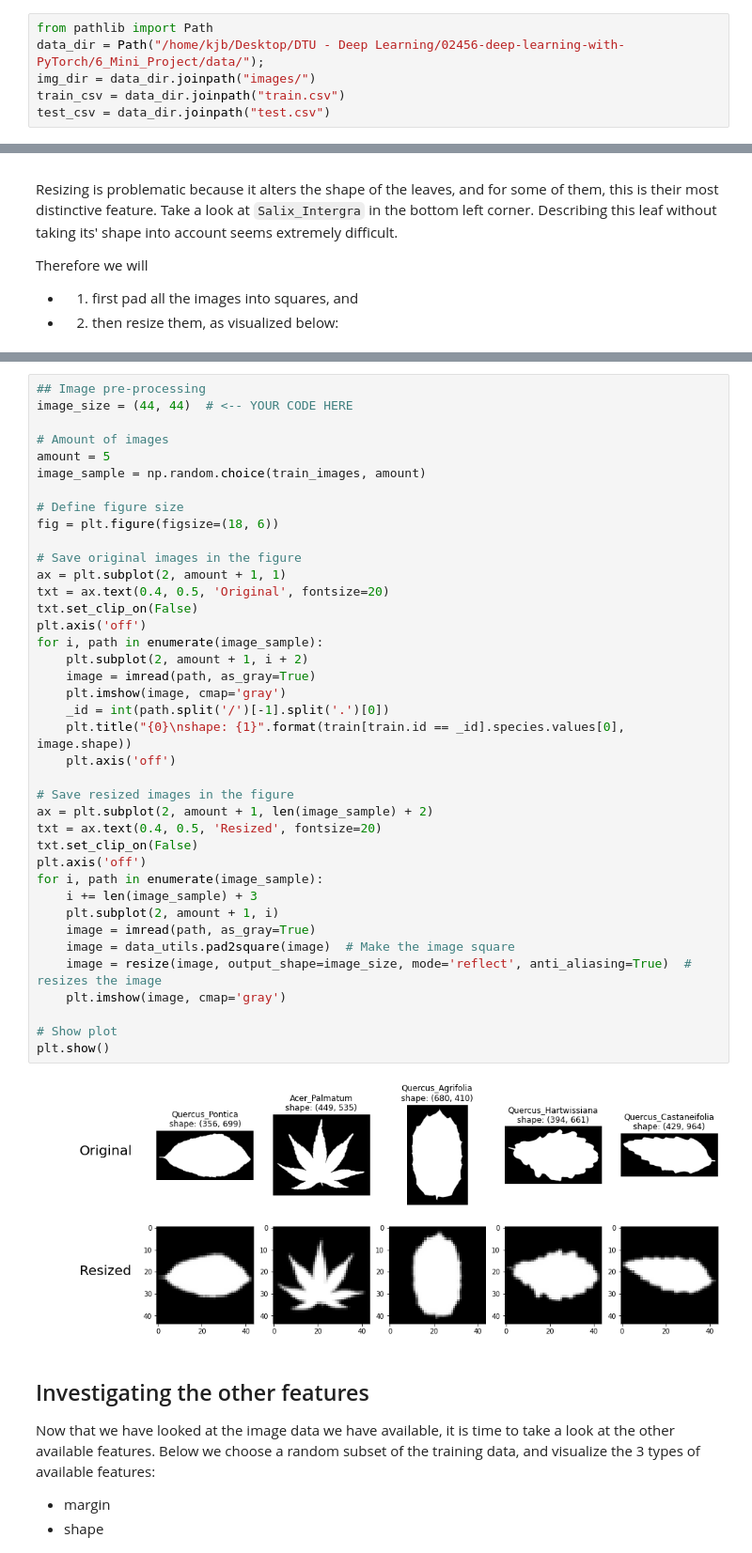
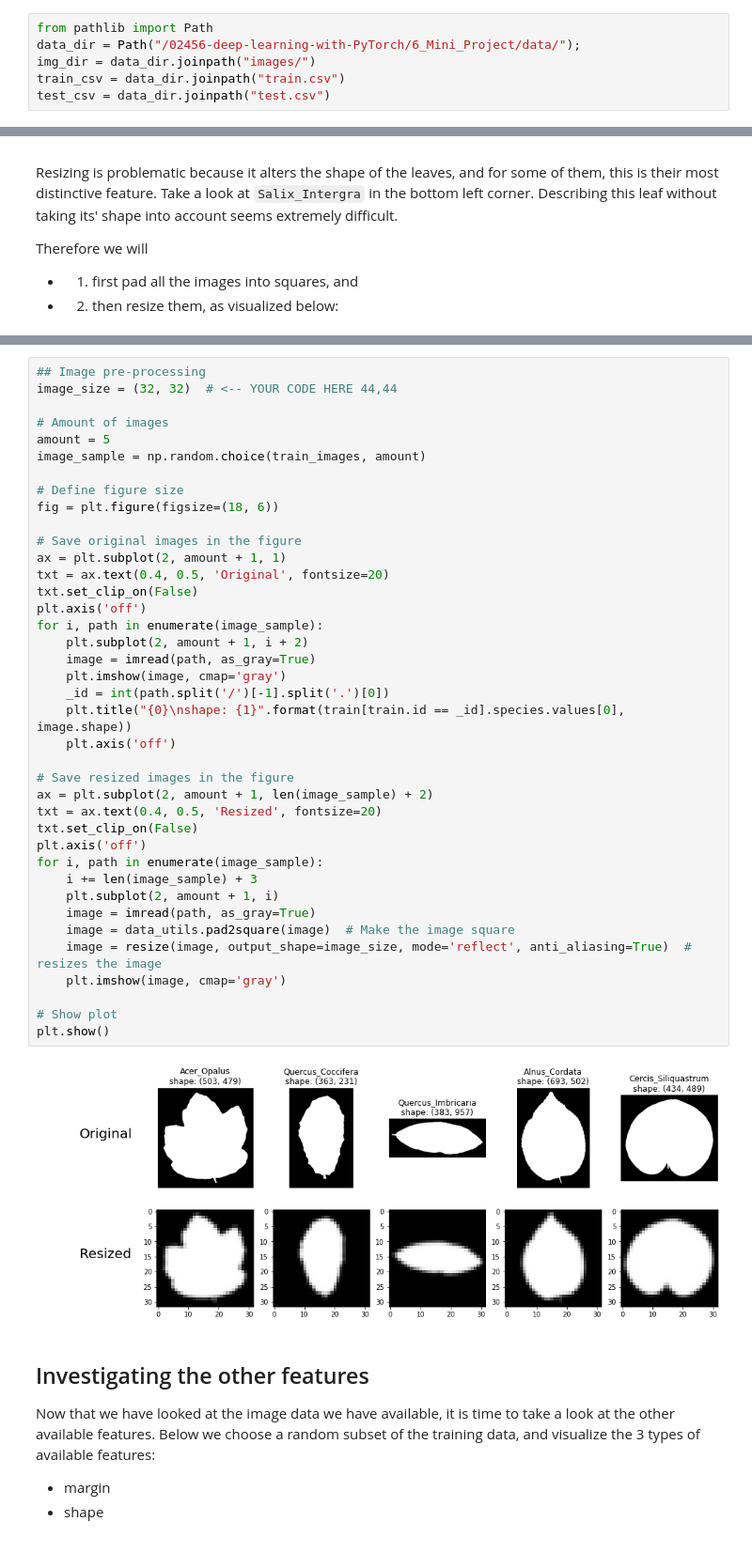
Before and after one commit to DrJupiter/02456-deep-learning-with-PyTorch, a Jupyter notebook: 6_Mini_Project/6.1-EXE-Kaggle-Leaf-Challenge.ipynb, the cells around one changed output, grey strips where cells are left out. Shown at 94% size. Saved outputs shown, nothing was run; the diff lists cells and outputs as text.

```diff
--- a/6_Mini_Project/6.1-EXE-Kaggle-Leaf-Challenge.ipynb
+++ b/6_Mini_Project/6.1-EXE-Kaggle-Leaf-Challenge.ipynb
@@ -94,7 +94,7 @@ Then we load in the training data, which is in CSV format. For this, we use [pan
 Pandas is useful for data analysis, but we don't suggest using it in any production code.
 # %%
 from pathlib import Path
-data_dir = Path("/home/kjb/Desktop/DTU - Deep Learning/02456-deep-learning-with-PyTorch/6_Mini_Project/data/");
+data_dir = Path("/02456-deep-learning-with-PyTorch/6_Mini_Project/data/");
 img_dir = data_dir.joinpath("images/")
 train_csv = data_dir.joinpath("train.csv")
 test_csv = data_dir.joinpath("test.csv")
@@ -230,6 +232,6 @@ Change the `image_size=(?, ?)` parameter below, and note your choice.
 # %%
 ## Image pre-processing
-image_size = (44, 44)  # <-- YOUR CODE HERE
+image_size = (32, 32)  # <-- YOUR CODE HERE 44,44
 
 # Amount of images
 amount = 5
@@ -240,34 +242,34 @@ fig = plt.figure(figsize=(18, 6))
 
 # Save original images in the figure
 ax = plt.subplot(2, amount + 1, 1)
 txt = ax.text(0.4, 0.5, 'Original', fontsize=20)
 txt.set_clip_on(False)
 plt.axis('off')
 for i, path in enumerate(image_sample):
     plt.subplot(2, amount + 1, i + 2)
     image = imread(path, as_gray=True)
     plt.imshow(image, cmap='gray')
     _id = int(path.split('/')[-1].split('.')[0])
     plt.title("{0}\nshape: {1}".format(train[train.id == _id].species.values[0], image.shape))
     plt.axis('off')
 
 # Save resized images in the figure
 ax = plt.subplot(2, amount + 1, len(image_sample) + 2)
 txt = ax.text(0.4, 0.5, 'Resized', fontsize=20)
 txt.set_clip_on(False)
 plt.axis('off')
 for i, path in enumerate(image_sample):
     i += len(image_sample) + 3
     plt.subplot(2, amount + 1, i)
     image = imread(path, as_gray=True)
     image = data_utils.pad2square(image)  # Make the image square
     image = resize(image, output_shape=image_size, mode='reflect', anti_aliasing=True)  # resizes the image
     plt.imshow(image, cmap='gray')
 
 # Show plot
 plt.show()
 # %% [output]
-[figure, old version]
+[figure, new version]
 # %% [markdown]
 ## Investigating the other features
 
```
Also changed, not shown: parts of 17 cells of this notebook.
